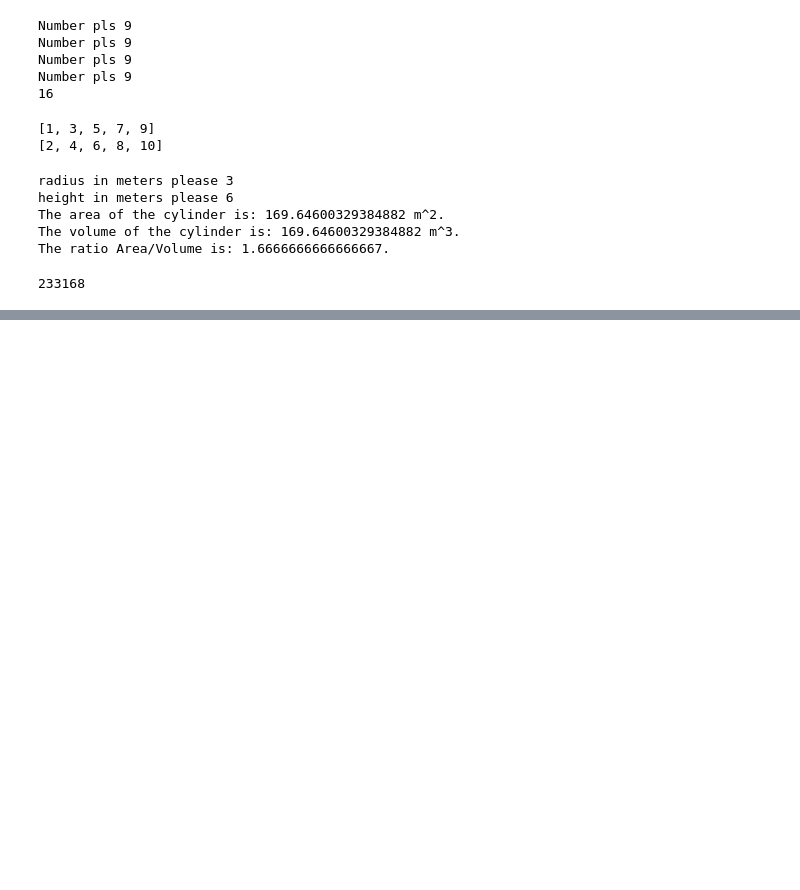
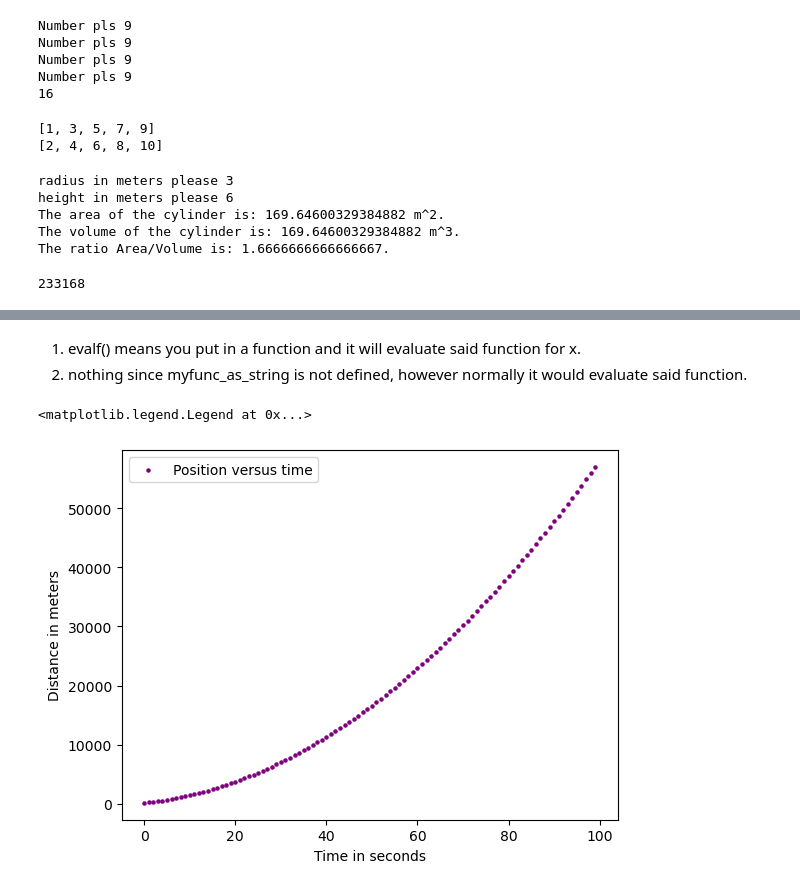
Before and after one commit to wendyr07/PROGNUM-repo, a Jupyter notebook: Task3/Notebooks/Week_3_sessions.ipynb, the cells around one changed output, grey strips where cells are left out. Drawn from its saved outputs; the diff is of its cells as text; code cells hidden in the pictures; blank space fills up the shorter version.

```diff
--- a/Task3/Notebooks/Week_3_sessions.ipynb
+++ b/Task3/Notebooks/Week_3_sessions.ipynb
@@ -236,0 +419,31 @@ multiples(1000)
+# %% [markdown]
+1. evalf() means you put in a function and it will evaluate said function for x.
+2. nothing since myfunc_as_string is not defined, however normally it would evaluate said function.
+# %%
+#3.21
+import numpy as np
+import matplotlib.pyplot as plt
+
+#PYTHON
+s0 = 110
+v0 = 80
+a = 10
+
+tlist = list(range(0,100))
+slist = []
+for t in tlist:
+    sp = s0 + v0*t + 0.5*a*t**2
+    slist.append(sp)
+
+#Numpy
+tarray = np.arange(0,100)
+sn = s0 + v0*tarray+ 0.5*a*tarray**2
+
+#Plot
+plt.scatter(tarray,sn, marker = "o", color = "purple", s=5, label = "Position versus time")
+plt.xlabel("Time in seconds", fontsize=10)
+plt.ylabel("Distance in meters", fontsize = 10)
+plt.legend(fontsize = 10)
+# %% [output]
+<matplotlib.legend.Legend at 0x...>
+[figure, added]
```
Also changed, not shown: parts of 12 cells of this notebook.
